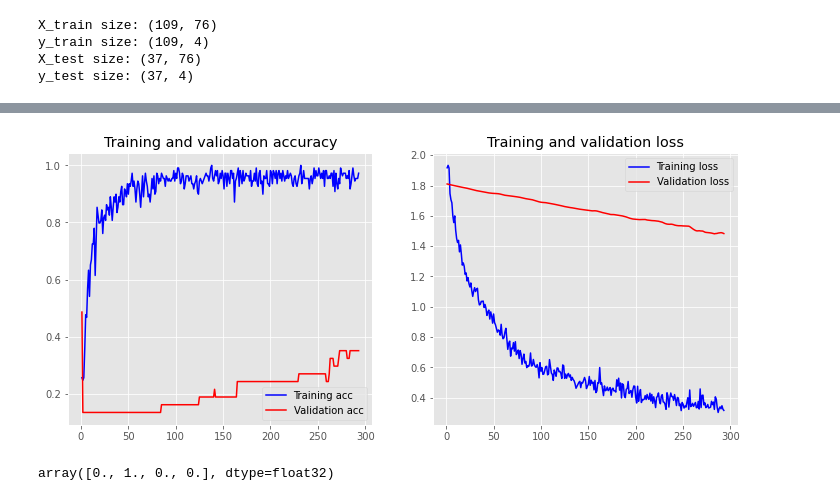
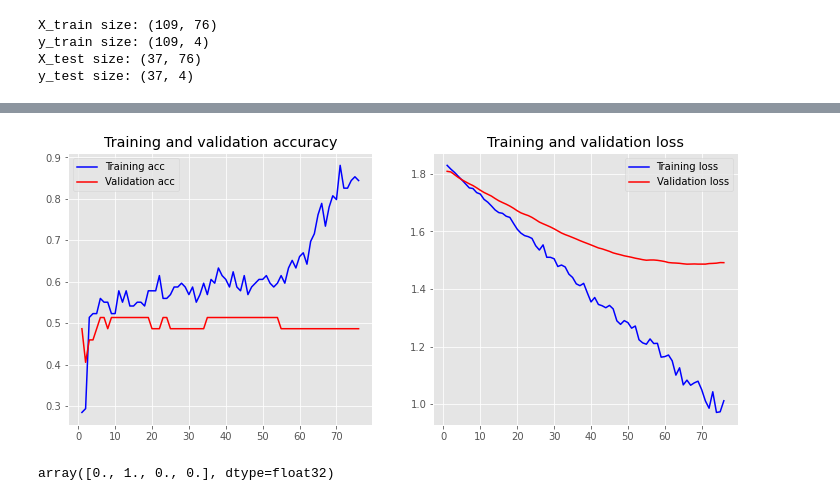
Before and after one commit to KaboomPhysicist/Datathon, a Jupyter notebook: train_models/Em-0_DNN.ipynb, the cells around one changed output, grey strips where cells are left out. Saved outputs shown, nothing was run; the diff lists cells and outputs as text; code cells hidden in the pictures.

Commit message:
Implemented GridSearchCV

```diff
--- a/train_models/Em-0_DNN.ipynb
+++ b/train_models/Em-0_DNN.ipynb
@@ -103,19 +103,24 @@ keras.backend.clear_session()
 
 from keras.models import Sequential
 from keras import layers
+from keras.wrappers.scikit_learn import KerasClassifier
 
-embedding_dim = 50
+#This is to create a GridSearch, the variation is in the embedding_dim
+def create_model(embedding_dim = 50):
+	# create model
+  model = Sequential()
+  model.add(layers.Embedding(input_dim=vocab_size,
+                            output_dim=embedding_dim,
+                            input_length=maxlen))
+  model.add(layers.GlobalMaxPool1D())
+  model.add(layers.Dense(10, activation='relu', kernel_initializer='he_uniform', kernel_regularizer=keras.regularizers.l2(0.01),bias_regularizer='l2'))
+  model.add(layers.Dropout(0.2))
+  model.add(layers.Dense(10, activation='relu', kernel_initializer='he_uniform', kernel_regularizer=keras.regularizers.l2(0.01),bias_regularizer='l2'))
+  model.add(layers.Dense(4, activation='softmax'))
+  model.compile(optimizer='adam',
+                loss='categorical_crossentropy',
+                metrics=['acc'])
+  return model
 
-model = Sequential()
-model.add(layers.Embedding(input_dim=vocab_size,
-                           output_dim=embedding_dim,
-                           input_length=maxlen))
-model.add(layers.GlobalMaxPool1D())
-model.add(layers.Dense(10, activation='relu', kernel_initializer='he_uniform', kernel_regularizer=keras.regularizers.l2(0.01),bias_regularizer='l2'))
-model.add(layers.Dropout(0.2))
-model.add(layers.Dense(10, activation='relu', kernel_initializer='he_uniform', kernel_regularizer=keras.regularizers.l2(0.01),bias_regularizer='l2'))
-model.add(layers.Dense(4, activation='softmax'))
-model.compile(optimizer='adam',
-              loss='categorical_crossentropy',
-              metrics=['acc'])
-model.summary()
+model = KerasClassifier(build_fn=create_model,epochs=500,batch_size=256, callbacks=[early_stopping])
+#model.summary()
@@ -160,15 +191,16 @@ def plot_history(history):
     plt.title('Training and validation loss')
     plt.legend()
 # %%
-early_stopping = keras.callbacks.EarlyStopping(monitor='val_loss', patience=10, restore_best_weights=True)
+keras.backend.clear_session()
+model2 = create_model(embedding_dim=350)
 
-history = model.fit(X_train, y_train,
+history = model2.fit(X_train, y_train,
                     epochs=500,
                     validation_data=(X_test, y_test),
                     batch_size=256, callbacks=[early_stopping])
-loss, accuracy = model.evaluate(X_train, y_train, verbose=False)
+loss, accuracy = model2.evaluate(X_train, y_train, verbose=False)
 print("Training Accuracy: {:.4f}".format(accuracy))
-loss, accuracy = model.evaluate(X_test, y_test, verbose=False)
+loss, accuracy = model2.evaluate(X_test, y_test, verbose=False)
 print("Testing Accuracy:  {:.4f}".format(accuracy))
 plot_history(history)
 # %% [output]
@@ -192,4 +224,4 @@ Testing Accuracy:  0.3243
-[figure, old version]
+[figure, new version]
 # %%
 y_test[0]
 # %% [output]
```
Also changed, not shown: parts of 8 cells of this notebook.
